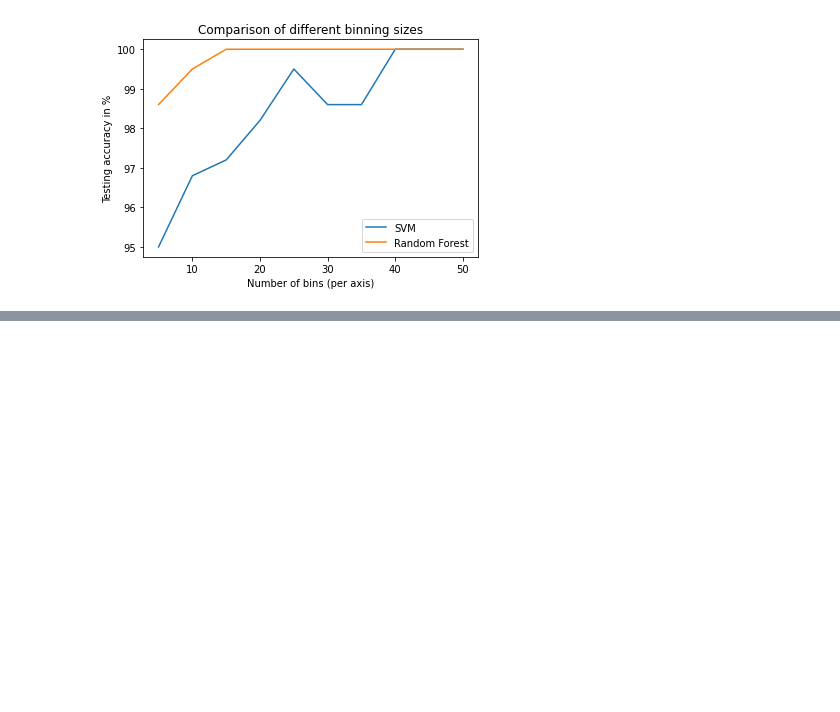
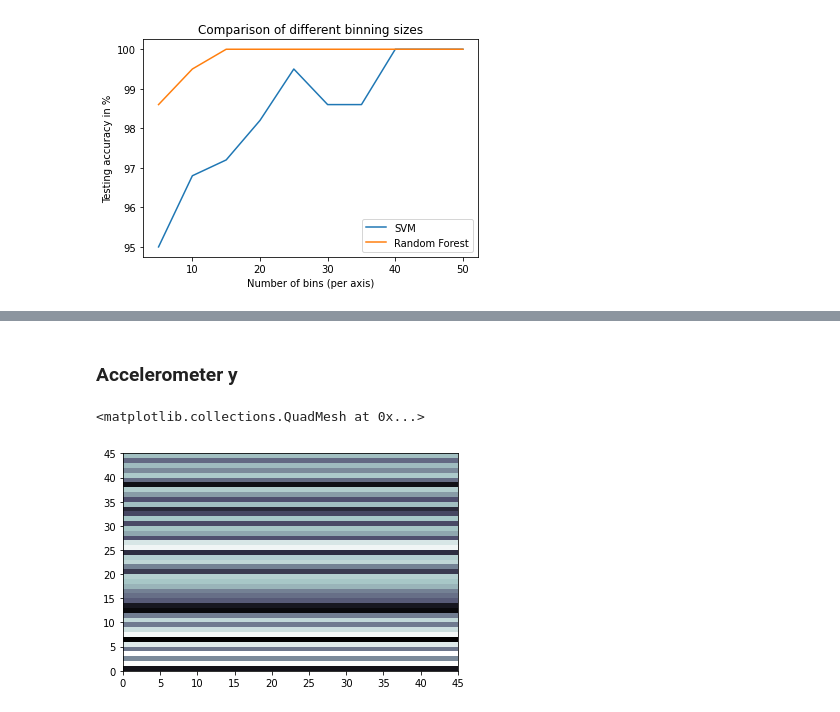
Before and after one commit to ray830305/CS522-Assignment-3, a Jupyter notebook: Assignment3.ipynb, the cells around one changed output, grey strips where cells are left out. Saved outputs shown, nothing was run; the diff lists cells and outputs as text; code cells hidden in the pictures; blank space fills up the shorter version.

```diff
--- a/Assignment3.ipynb
+++ b/Assignment3.ipynb
@@ -302,0 +321,7 @@ plt.show()
+# %% [markdown]
+### Accelerometer y
+# %%
+plt.pcolormesh(np.log10(data_spectrograms_binned[0][0][1][2]),cmap=cmap)
+# %% [output]
+<matplotlib.collections.QuadMesh at 0x...>
+[figure, added]
```
Also changed, not shown: parts of 65 cells of this notebook.
